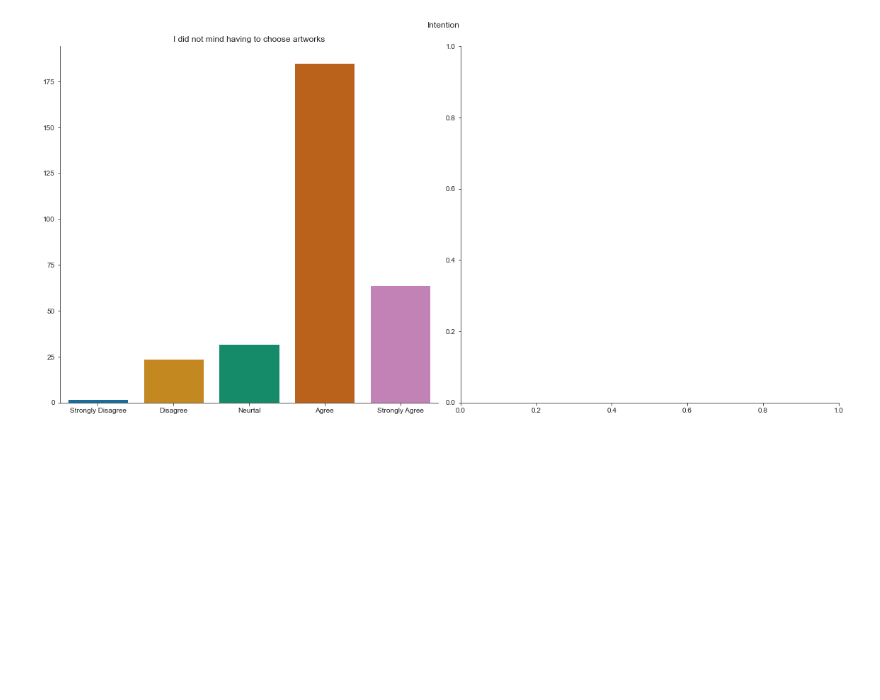
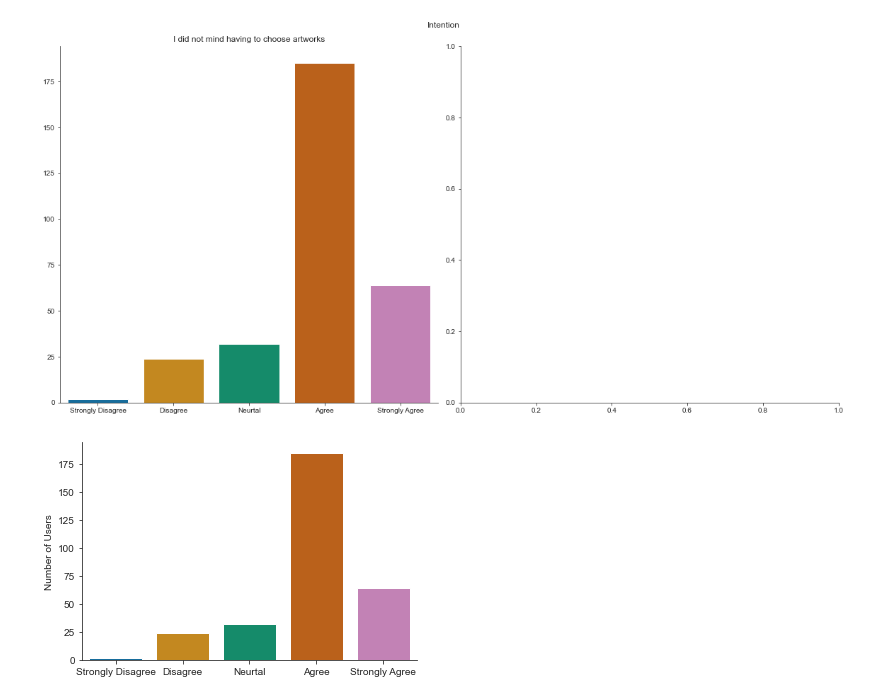
Before and after one commit to MuseRec/analytics, a Jupyter notebook: notebooks/post-study.ipynb, the cells around one changed output. Drawn from its saved outputs; the diff is of its cells as text; code cells hidden in the pictures; blank space fills up the shorter version.

```diff
--- a/notebooks/post-study.ipynb
+++ b/notebooks/post-study.ipynb
@@ -728,3 +777,16 @@ plt.savefig('../plots/post-study/intention.png', dpi = 300)
 # plt.show()
 # %% [output]
 [figure]
+# %%
+p = sns.countplot(
+    x = 'intention', data = post_study,
+    order = likert_mapping['order']
+)
+p.set(
+    xlabel = '',
+    ylabel = 'Number of Users',
+    xticklabels = likert_mapping['formatted']
+)
+sns.despine()
+# %% [output]
+[figure, added]
```
Also changed, not shown: parts of 4 cells of this notebook, 4 other files.
